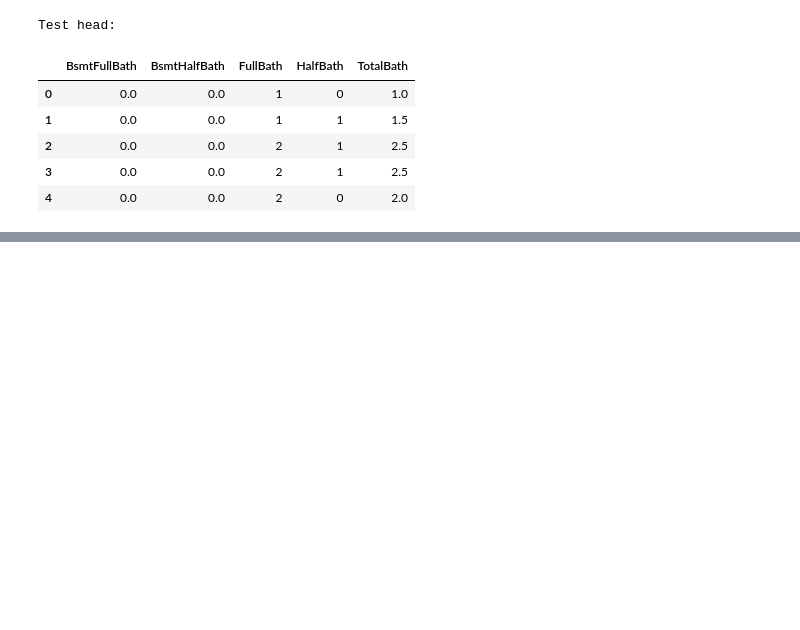
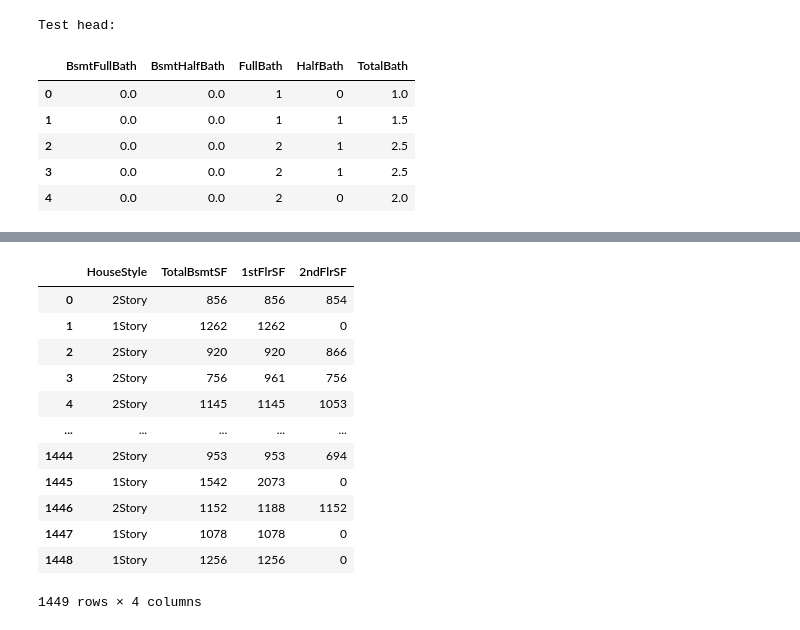
Before and after one commit to MeghanBarritt/kaggle-comp-housing-prices, a Jupyter notebook: Notebooks/3-Feature_Engineering.ipynb, the cells around one changed output, grey strips where cells are left out. Drawn from its saved outputs; the diff is of its cells as text; code cells hidden in the pictures; blank space fills up the shorter version.

```diff
--- a/Notebooks/3-Feature_Engineering.ipynb
+++ b/Notebooks/3-Feature_Engineering.ipynb
@@ -725,0 +927,16 @@ Test head:
+# %%
+train[['HouseStyle','TotalBsmtSF', '1stFlrSF', '2ndFlrSF']]
+# %% [output]
+|  | HouseStyle | TotalBsmtSF | 1stFlrSF | 2ndFlrSF |
+| 0 | 2Story | 856 | 856 | 854 |
+| 1 | 1Story | 1262 | 1262 | 0 |
+| 2 | 2Story | 920 | 920 | 866 |
+| 3 | 2Story | 756 | 961 | 756 |
+| 4 | 2Story | 1145 | 1145 | 1053 |
+| ... | ... | ... | ... | ... |
+| 1444 | 2Story | 953 | 953 | 694 |
+| 1445 | 1Story | 1542 | 2073 | 0 |
+| 1446 | 2Story | 1152 | 1188 | 1152 |
+| 1447 | 1Story | 1078 | 1078 | 0 |
+| 1448 | 1Story | 1256 | 1256 | 0 |
+1449 rows × 4 columns
```
Also changed, not shown: parts of 92 cells of this notebook.
